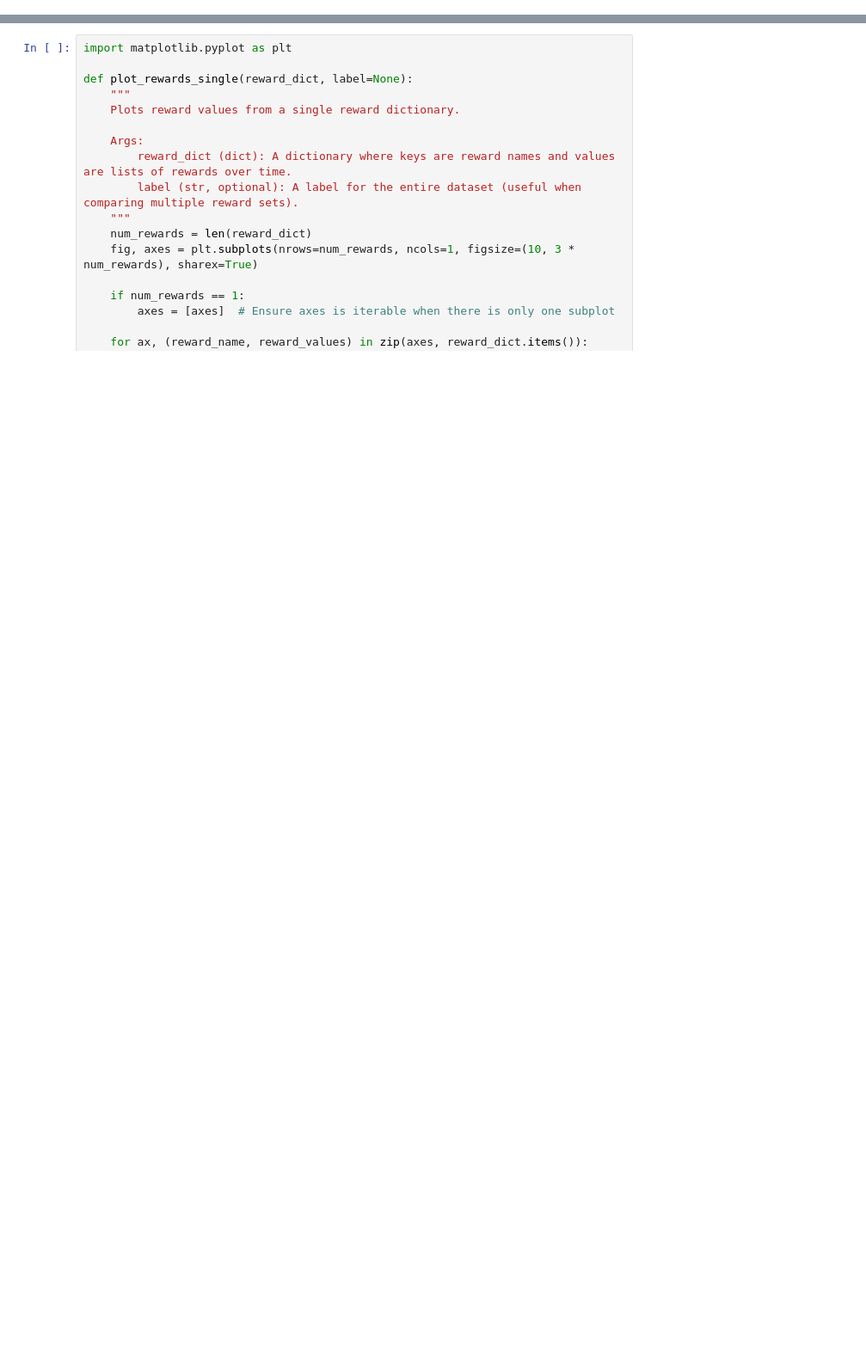
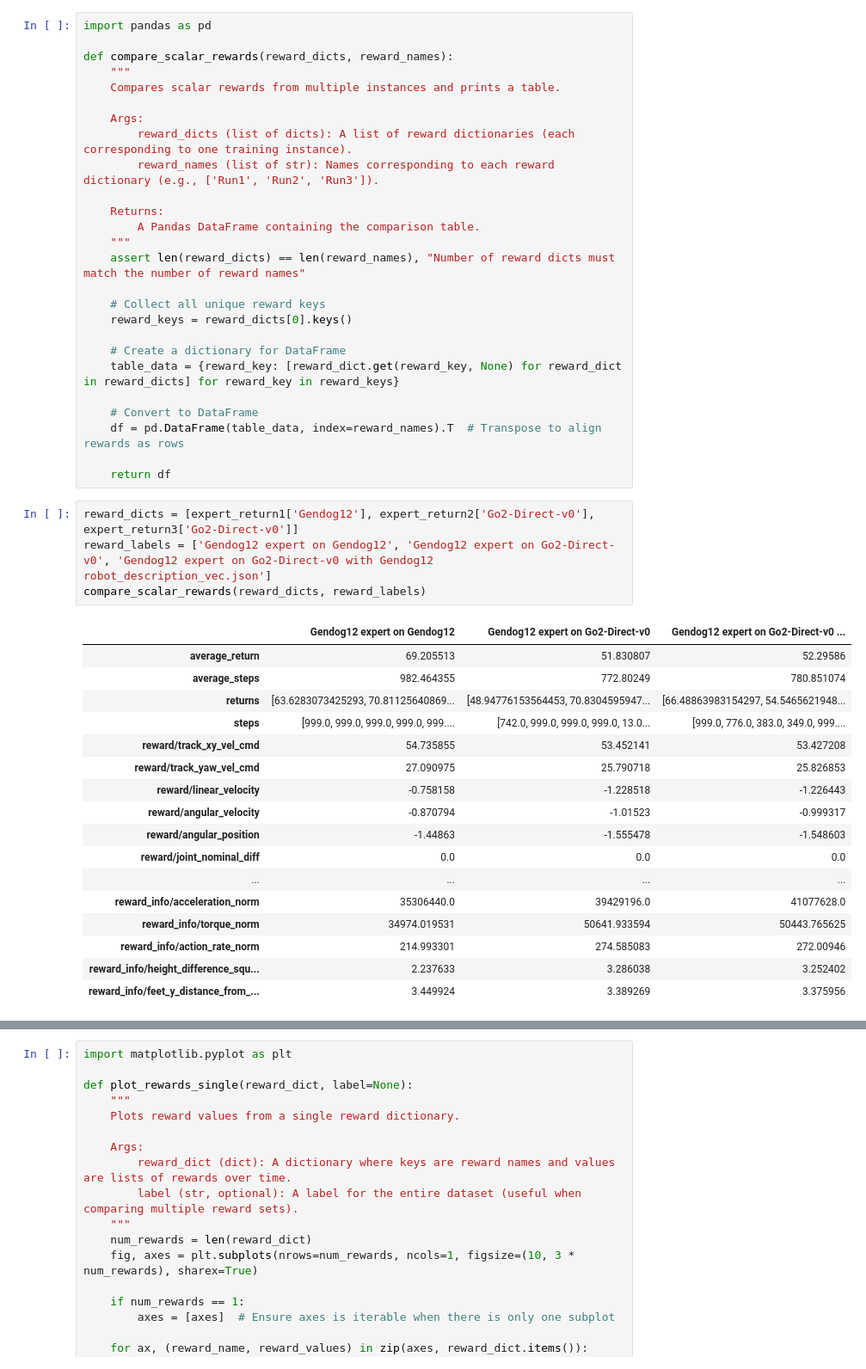
Before and after one commit to Dichen-Li/Adaptive-Embodiment, a Jupyter notebook: analysis/analyze_urma_go2_gendog12.ipynb, the cells around one changed output, grey strips where cells are left out. Shown at 86% size. Cells and saved outputs as stored; diff of their text form; blank space fills up the shorter version.

```diff
--- a/analysis/analyze_urma_go2_gendog12.ipynb
+++ b/analysis/analyze_urma_go2_gendog12.ipynb
@@ -19,0 +28,48 @@ Go2-Direct-v0 with Gendog12 robot_description_vec.json reward is 44.744823455810
+# %%
+import pandas as pd
+
+def compare_scalar_rewards(reward_dicts, reward_names):
+    """
+    Compares scalar rewards from multiple instances and prints a table.
+
+    Args:
+        reward_dicts (list of dicts): A list of reward dictionaries (each corresponding to one training instance).
+        reward_names (list of str): Names corresponding to each reward dictionary (e.g., ['Run1', 'Run2', 'Run3']).
+
+    Returns:
+        A Pandas DataFrame containing the comparison table.
+    """
+    assert len(reward_dicts) == len(reward_names), "Number of reward dicts must match the number of reward names"
+
+    # Collect all unique reward keys
+    reward_keys = reward_dicts[0].keys()
+
+    # Create a dictionary for DataFrame
+    table_data = {reward_key: [reward_dict.get(reward_key, None) for reward_dict in reward_dicts] for reward_key in reward_keys}
+
+    # Convert to DataFrame
+    df = pd.DataFrame(table_data, index=reward_names).T  # Transpose to align rewards as rows
+
+    return df
+# %%
+reward_dicts = [expert_return1['Gendog12'], expert_return2['Go2-Direct-v0'], expert_return3['Go2-Direct-v0']]
+reward_labels = ['Gendog12 expert on Gendog12', 'Gendog12 expert on Go2-Direct-v0', 'Gendog12 expert on Go2-Direct-v0 with Gendog12 robot_description_vec.json']
+compare_scalar_rewards(reward_dicts, reward_labels)
+# %% [output]
+|  | Gendog12 expert on Gendog12 | Gendog12 expert on Go2-Direct-v0 | Gendog12 expert on Go2-Direct-v0 ... |
+| average_return | 69.205513 | 51.830807 | 52.29586 |
+| average_steps | 982.464355 | 772.80249 | 780.851074 |
+| returns | [63.6283073425293, 70.81125640869... | [48.94776153564453, 70.8304595947... | [66.48863983154297, 54.5465621948... |
+| steps | [999.0, 999.0, 999.0, 999.0, 999.... | [742.0, 999.0, 999.0, 999.0, 13.0... | [999.0, 776.0, 383.0, 349.0, 999.... |
+| reward/track_xy_vel_cmd | 54.735855 | 53.452141 | 53.427208 |
+| reward/track_yaw_vel_cmd | 27.090975 | 25.790718 | 25.826853 |
+| reward/linear_velocity | -0.758158 | -1.228518 | -1.226443 |
+| reward/angular_velocity | -0.870794 | -1.01523 | -0.999317 |
+| reward/angular_position | -1.44863 | -1.555478 | -1.548603 |
+| reward/joint_nominal_diff | 0.0 | 0.0 | 0.0 |
+| ... | ... | ... | ... |
+| reward_info/acceleration_norm | 35306440.0 | 39429196.0 | 41077628.0 |
+| reward_info/torque_norm | 34974.019531 | 50641.933594 | 50443.765625 |
+| reward_info/action_rate_norm | 214.993301 | 274.585083 | 272.00946 |
+| reward_info/height_difference_squ... | 2.237633 | 3.286038 | 3.252402 |
+| reward_info/feet_y_distance_from_... | 3.449924 | 3.389269 | 3.375956 |
```
Also changed, not shown: parts of 12 cells of this notebook, 13 other files.
